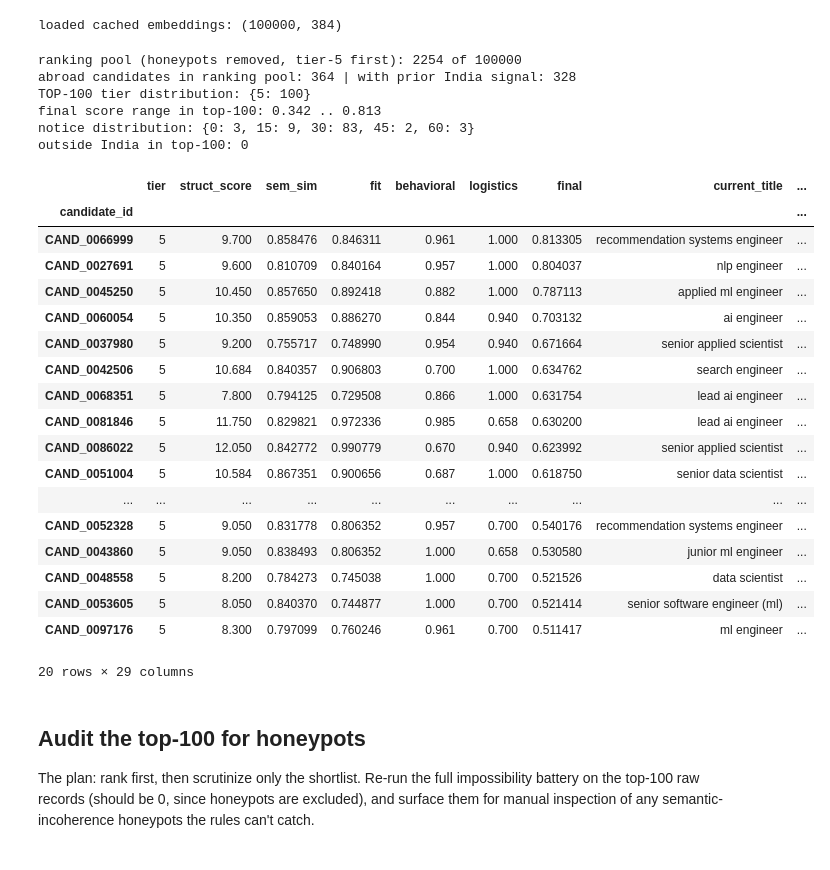
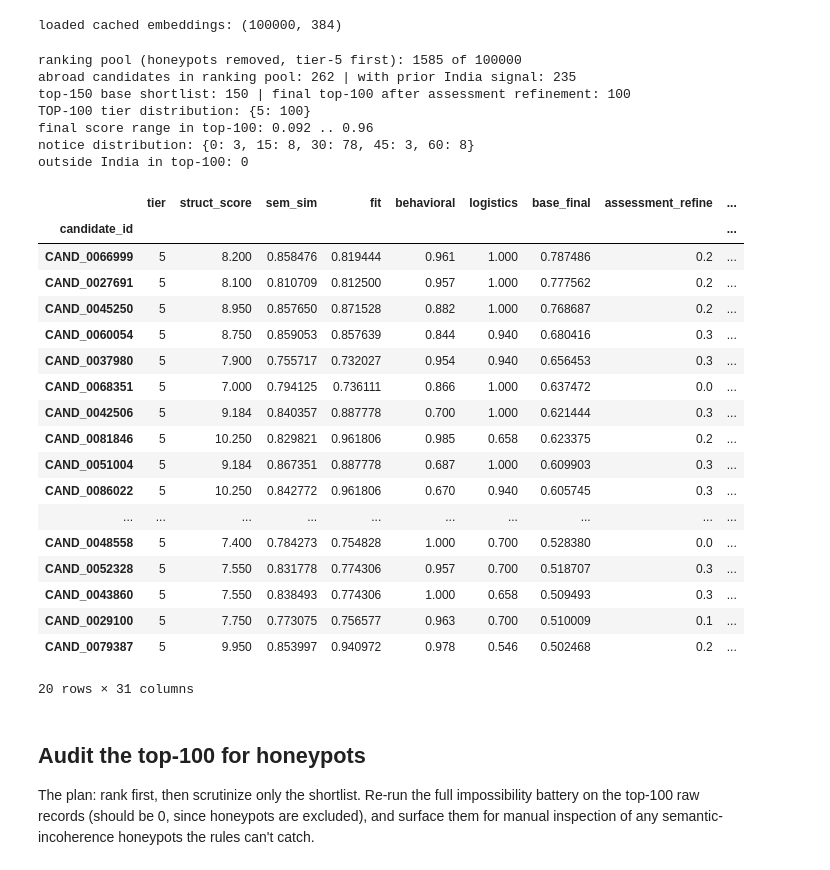
Before and after one commit to vinamravinay12/indiarun_datachallenge, a Jupyter notebook: ranker.ipynb, the cells around one changed output. Drawn from its saved outputs; the diff is of its cells as text; code cells hidden in the pictures.

Commit message:
Modified code to generate top 150 list and then refined list using skill assessment scores to pick top 100

```diff
--- a/ranker.ipynb
+++ b/ranker.ipynb
@@ -127,59 +127,76 @@ def location_factor(r):
     # willingness to relocate alone is not sufficient.
     if bool(r.get('india')):
         if bool(r.get('jd_city')):
             return 1.00
         if bool(r.get('willing_relocate')):
             return 0.94
         return 0.78
     if bool(r.get('prior_india_work_signal')) and bool(r.get('willing_relocate')):
         return 0.10
     return -0.25
 
 def logistics_multiplier(r):
     return round(location_factor(r) * notice_factor(r.get('notice_days')), 3)
 
 R['logistics'] = R.apply(logistics_multiplier, axis=1)
 # Structured criteria carry most of the weight because the JD has hard must-have requirements.
 # Semantic similarity still helps separate profiles that use different wording for the same work.
 R['fit']   = 0.75*R['struct_norm'] + 0.25*R['sem_norm']
-R['final'] = R['fit'] * R['behavioral'] * R['logistics'] # logistics can materially move the shortlist
+R['base_final'] = R['fit'] * R['behavioral'] * R['logistics'] # logistics can materially move the shortlist
 
-top = R.sort_values(['final','candidate_id'], ascending=[False,True]).head(100)
+def assessment_refine(score):
+    # Small positive-only second-stage signal. Missing assessment is neutral, not a penalty.
+    if pd.isna(score): return 0.0
+    s=float(score)
+    if s > 70: return 0.30
+    if s >= 50: return 0.20
+    if s >= 30: return 0.10
+    return 0.0
+
+R['assessment_refine'] = R['assess_avg'].apply(assessment_refine)
+shortlist = R.sort_values(['base_final','candidate_id'], ascending=[False,True]).head(150).copy()
+base_lo, base_hi = shortlist['base_final'].min(), shortlist['base_final'].max()
+shortlist['base_norm_150'] = ((shortlist['base_final'] - base_lo) / (base_hi - base_lo)).clip(0,1) if base_hi > base_lo else 1.0
+shortlist['final'] = 0.95*shortlist['base_norm_150'] + 0.05*shortlist['assessment_refine']
+
+top = shortlist.sort_values(['final','base_final','candidate_id'], ascending=[False,False,True]).head(100)
+print('top-150 base shortlist:', len(shortlist), '| final top-100 after assessment refinement:', len(top))
 print('TOP-100 tier distribution:', top['tier'].value_counts().sort_index().to_dict())
 print('final score range in top-100:', round(top['final'].min(),3),'..',round(top['final'].max(),3))
 print('notice distribution:', top['notice_days'].value_counts().sort_index().to_dict())
 print('outside India in top-100:', int((~top['india']).sum()))
 if (~top['india']).any():
     print('abroad top-100 prior India signal:', int(((~top['india']) & top.get('prior_india_work_signal', False)).sum()))
-debug_cols=['tier','struct_score','sem_sim','fit','behavioral','logistics','final','current_title','current_industry','yoe','profile_yoe','career_yoe','span_yoe','yoe_gap_span','profile_yoe_gt_span','country','location','prior_india_work_signal','willing_relocate','notice_days','retrieval_evidence','vector_infra_evidence','prod_evidence','eval_evidence','python_evidence','nice_to_have_hits','completeness','assess_avg','assess_max']
+debug_cols=['tier','struct_score','sem_sim','fit','behavioral','logistics','base_final','assessment_refine','final','current_title','current_industry','yoe','profile_yoe','career_yoe','span_yoe','yoe_gap_span','profile_yoe_gt_span','country','location','prior_india_work_signal','willing_relocate','notice_days','retrieval_evidence','vector_infra_evidence','prod_evidence','eval_evidence','python_evidence','nice_to_have_hits','completeness','assess_avg','assess_max']
 debug_cols=[c for c in debug_cols if c in top.columns]
 top[debug_cols].head(20)
 # %% [output]
-ranking pool (honeypots removed, tier-5 first): 2254 of 100000
-abroad candidates in ranking pool: 364 | with prior India signal: 328
+ranking pool (honeypots removed, tier-5 first): 1585 of 100000
+abroad candidates in ranking pool: 262 | with prior India signal: 235
+top-150 base shortlist: 150 | final top-100 after assessment refinement: 100
 TOP-100 tier distribution: {5: 100}
-final score range in top-100: 0.342 .. 0.813
-notice distribution: {0: 3, 15: 9, 30: 83, 45: 2, 60: 3}
+final score range in top-100: 0.092 .. 0.96
+notice distribution: {0: 3, 15: 8, 30: 78, 45: 3, 60: 8}
 outside India in top-100: 0
-|  | tier | struct_score | sem_sim | fit | behavioral | logistics | final | current_title | ... |
+|  | tier | struct_score | sem_sim | fit | behavioral | logistics | base_final | assessment_refine | ... |
 | candidate_id |  |  |  |  |  |  |  |  | ... |
-| CAND_0066999 | 5 | 9.700 | 0.858476 | 0.846311 | 0.961 | 1.000 | 0.813305 | recommendation systems engineer | ... |
-| CAND_0027691 | 5 | 9.600 | 0.810709 | 0.840164 | 0.957 | 1.000 | 0.804037 | nlp engineer | ... |
-| CAND_0045250 | 5 | 10.450 | 0.857650 | 0.892418 | 0.882 | 1.000 | 0.787113 | applied ml engineer | ... |
-| CAND_0060054 | 5 | 10.350 | 0.859053 | 0.886270 | 0.844 | 0.940 | 0.703132 | ai engineer | ... |
-| CAND_0037980 | 5 | 9.200 | 0.755717 | 0.748990 | 0.954 | 0.940 | 0.671664 | senior applied scientist | ... |
-| CAND_0042506 | 5 | 10.684 | 0.840357 | 0.906803 | 0.700 | 1.000 | 0.634762 | search engineer | ... |
-| CAND_0068351 | 5 | 7.800 | 0.794125 | 0.729508 | 0.866 | 1.000 | 0.631754 | lead ai engineer | ... |
-| CAND_0081846 | 5 | 11.750 | 0.829821 | 0.972336 | 0.985 | 0.658 | 0.630200 | lead ai engineer | ... |
-| CAND_0086022 | 5 | 12.050 | 0.842772 | 0.990779 | 0.670 | 0.940 | 0.623992 | senior applied scientist | ... |
-| CAND_0051004 | 5 | 10.584 | 0.867351 | 0.900656 | 0.687 | 1.000 | 0.618750 | senior data scientist | ... |
+| CAND_0066999 | 5 | 8.200 | 0.858476 | 0.819444 | 0.961 | 1.000 | 0.787486 | 0.2 | ... |
+| CAND_0027691 | 5 | 8.100 | 0.810709 | 0.812500 | 0.957 | 1.000 | 0.777562 | 0.2 | ... |
+| CAND_0045250 | 5 | 8.950 | 0.857650 | 0.871528 | 0.882 | 1.000 | 0.768687 | 0.2 | ... |
+| CAND_0060054 | 5 | 8.750 | 0.859053 | 0.857639 | 0.844 | 0.940 | 0.680416 | 0.3 | ... |
+| CAND_0037980 | 5 | 7.900 | 0.755717 | 0.732027 | 0.954 | 0.940 | 0.656453 | 0.3 | ... |
+| CAND_0068351 | 5 | 7.000 | 0.794125 | 0.736111 | 0.866 | 1.000 | 0.637472 | 0.0 | ... |
+| CAND_0042506 | 5 | 9.184 | 0.840357 | 0.887778 | 0.700 | 1.000 | 0.621444 | 0.3 | ... |
+| CAND_0081846 | 5 | 10.250 | 0.829821 | 0.961806 | 0.985 | 0.658 | 0.623375 | 0.2 | ... |
+| CAND_0051004 | 5 | 9.184 | 0.867351 | 0.887778 | 0.687 | 1.000 | 0.609903 | 0.3 | ... |
+| CAND_0086022 | 5 | 10.250 | 0.842772 | 0.961806 | 0.670 | 0.940 | 0.605745 | 0.3 | ... |
 | ... | ... | ... | ... | ... | ... | ... | ... | ... | ... |
-| CAND_0052328 | 5 | 9.050 | 0.831778 | 0.806352 | 0.957 | 0.700 | 0.540176 | recommendation systems engineer | ... |
-| CAND_0043860 | 5 | 9.050 | 0.838493 | 0.806352 | 1.000 | 0.658 | 0.530580 | junior ml engineer | ... |
-| CAND_0048558 | 5 | 8.200 | 0.784273 | 0.745038 | 1.000 | 0.700 | 0.521526 | data scientist | ... |
-| CAND_0053605 | 5 | 8.050 | 0.840370 | 0.744877 | 1.000 | 0.700 | 0.521414 | senior software engineer (ml) | ... |
-| CAND_0097176 | 5 | 8.300 | 0.797099 | 0.760246 | 0.961 | 0.700 | 0.511417 | ml engineer | ... |
+| CAND_0048558 | 5 | 7.400 | 0.784273 | 0.754828 | 1.000 | 0.700 | 0.528380 | 0.0 | ... |
+| CAND_0052328 | 5 | 7.550 | 0.831778 | 0.774306 | 0.957 | 0.700 | 0.518707 | 0.3 | ... |
+| CAND_0043860 | 5 | 7.550 | 0.838493 | 0.774306 | 1.000 | 0.658 | 0.509493 | 0.3 | ... |
+| CAND_0029100 | 5 | 7.750 | 0.773075 | 0.756577 | 0.963 | 0.700 | 0.510009 | 0.1 | ... |
+| CAND_0079387 | 5 | 9.950 | 0.853997 | 0.940972 | 0.978 | 0.546 | 0.502468 | 0.2 | ... |
-20 rows × 29 columns
+20 rows × 31 columns
 # %% [markdown]
 ## Audit the top-100 for honeypots
 
```
Also changed, not shown: parts of 2 cells of this notebook, 1 other file.
